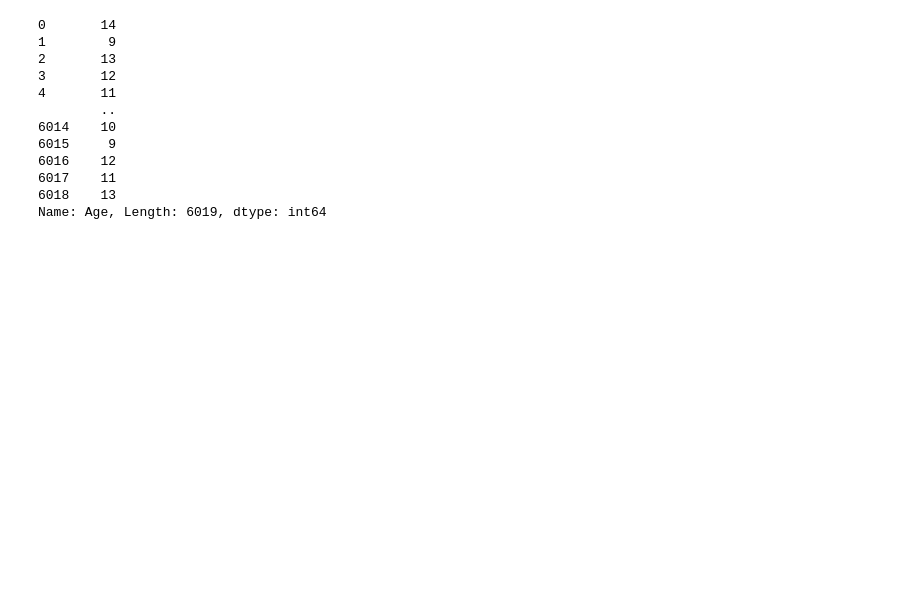
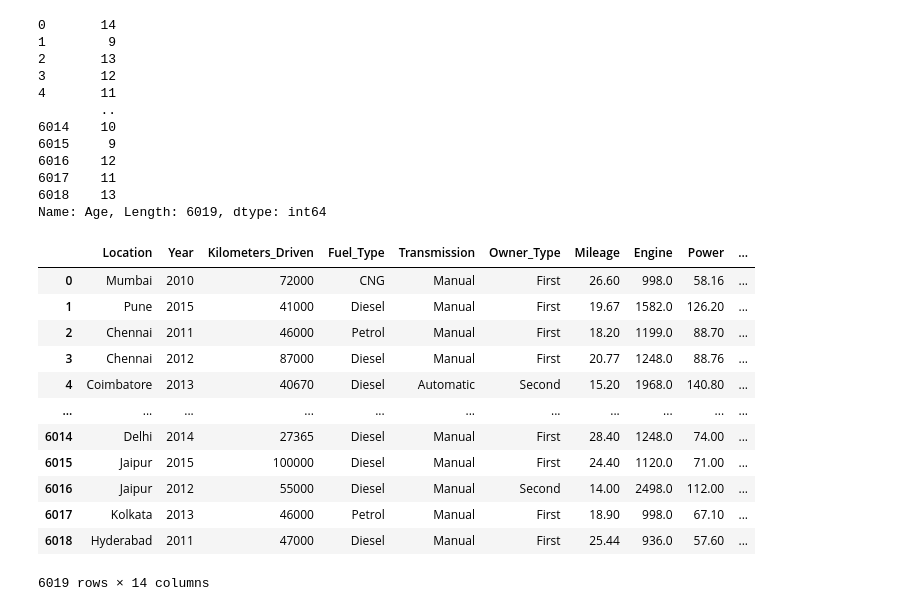
Before and after one commit to TuanTu1007/Used_Cars_Price_Analysis, a Jupyter notebook: Source/preprocessing_data.ipynb, the cells around one changed output. Cells and saved outputs as stored; diff of their text form; code cells hidden in the pictures; blank space fills up the shorter version.

```diff
--- a/Source/preprocessing_data.ipynb
+++ b/Source/preprocessing_data.ipynb
@@ -282,0 +342,5 @@ for column in train_cat:
+# %%
+df['Mileage'].fillna(df['Mileage'].mean(), inplace=True)
+df['Engine'].fillna(df['Engine'].median(), inplace=True)
+df['Power'].fillna(df['Power'].median(), inplace=True)
+df['Seats'].fillna(df['Seats'].mode()[0], inplace=True)
@@ -338,3 +451,19 @@ df['Age']
 Name: Age, Length: 6019, dtype: int64
 # %%
 df.drop(columns=["Name"] , inplace = True)
+# %%
+df
+# %% [output]
+|  | Location | Year | Kilometers_Driven | Fuel_Type | Transmission | Owner_Type | Mileage | Engine | Power | ... |
+| 0 | Mumbai | 2010 | 72000 | CNG | Manual | First | 26.60 | 998.0 | 58.16 | ... |
+| 1 | Pune | 2015 | 41000 | Diesel | Manual | First | 19.67 | 1582.0 | 126.20 | ... |
+| 2 | Chennai | 2011 | 46000 | Petrol | Manual | First | 18.20 | 1199.0 | 88.70 | ... |
+| 3 | Chennai | 2012 | 87000 | Diesel | Manual | First | 20.77 | 1248.0 | 88.76 | ... |
+| 4 | Coimbatore | 2013 | 40670 | Diesel | Automatic | Second | 15.20 | 1968.0 | 140.80 | ... |
+| ... | ... | ... | ... | ... | ... | ... | ... | ... | ... | ... |
+| 6014 | Delhi | 2014 | 27365 | Diesel | Manual | First | 28.40 | 1248.0 | 74.00 | ... |
+| 6015 | Jaipur | 2015 | 100000 | Diesel | Manual | First | 24.40 | 1120.0 | 71.00 | ... |
+| 6016 | Jaipur | 2012 | 55000 | Diesel | Manual | Second | 14.00 | 2498.0 | 112.00 | ... |
+| 6017 | Kolkata | 2013 | 46000 | Petrol | Manual | First | 18.90 | 998.0 | 67.10 | ... |
+| 6018 | Hyderabad | 2011 | 47000 | Diesel | Manual | First | 25.44 | 936.0 | 57.60 | ... |
+6019 rows × 14 columns
```
Also changed, not shown: parts of 26 cells of this notebook.
